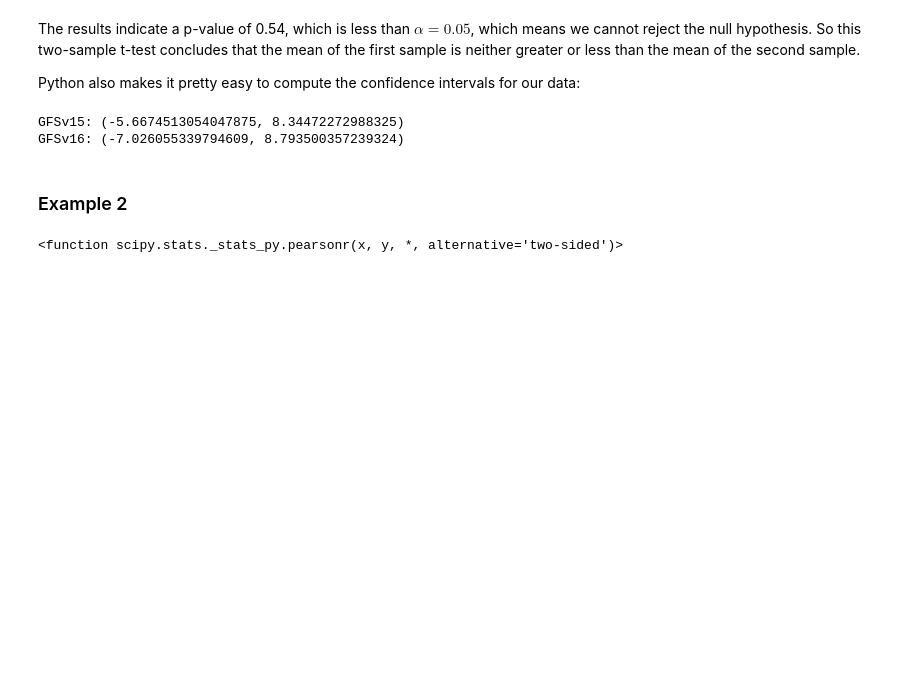
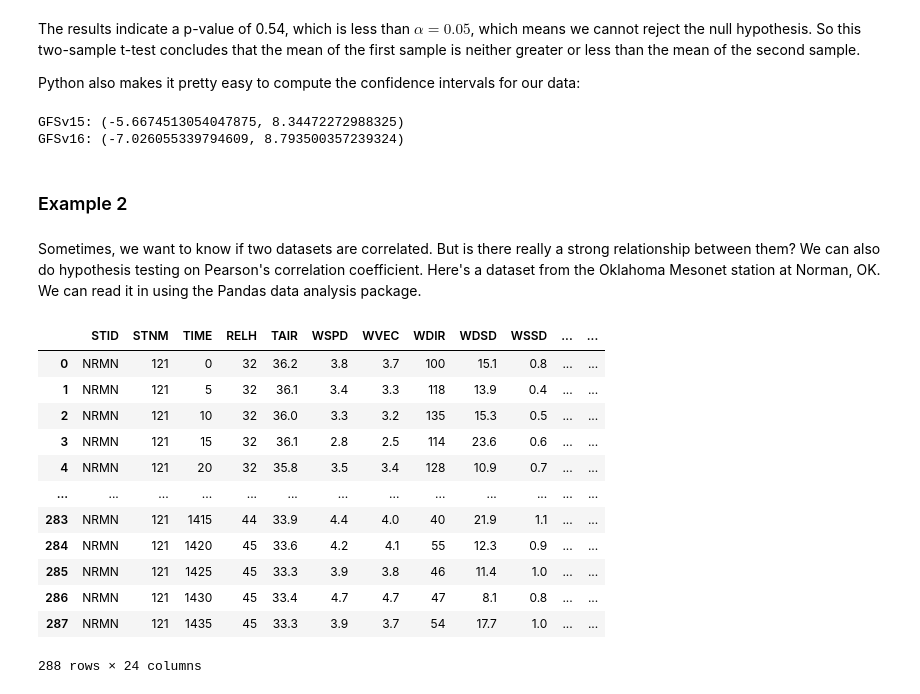
Before and after one commit to wblumberg/ESCI446, a Jupyter notebook: Bayesian_and_Frequentist/Frequentist.ipynb, the cells around one changed output. Saved outputs shown, nothing was run; the diff lists cells and outputs as text; code cells hidden in the pictures; blank space fills up the shorter version.

```diff
--- a/Bayesian_and_Frequentist/Frequentist.ipynb
+++ b/Bayesian_and_Frequentist/Frequentist.ipynb
@@ -100,7 +101,23 @@ GFSv15: (-5.6674513054047875, 8.34472272988325)
 GFSv16: (-7.026055339794609, 8.793500357239324)
 # %% [markdown]
 ### Example 2
+# %% [markdown]
+Sometimes, we want to know if two datasets are correlated.  But is there really a strong relationship between them?  We can also do hypothesis testing on Pearson's correlation coefficient.  Here's a dataset from the Oklahoma Mesonet station at Norman, OK.  We can read it in using the Pandas data analysis package.
 # %%
-stats.pearsonr()
+data = pd.read_csv('data/nrmn.mts', header=2, delim_whitespace=True)
-# %% [output]
-<function scipy.stats._stats_py.pearsonr(x, y, *, alternative='two-sided')>
+# %%
+data
+# %% [output]
+|  | STID | STNM | TIME | RELH | TAIR | WSPD | WVEC | WDIR | WDSD | WSSD | ... | ... |
+| 0 | NRMN | 121 | 0 | 32 | 36.2 | 3.8 | 3.7 | 100 | 15.1 | 0.8 | ... | ... |
+| 1 | NRMN | 121 | 5 | 32 | 36.1 | 3.4 | 3.3 | 118 | 13.9 | 0.4 | ... | ... |
+| 2 | NRMN | 121 | 10 | 32 | 36.0 | 3.3 | 3.2 | 135 | 15.3 | 0.5 | ... | ... |
+| 3 | NRMN | 121 | 15 | 32 | 36.1 | 2.8 | 2.5 | 114 | 23.6 | 0.6 | ... | ... |
+| 4 | NRMN | 121 | 20 | 32 | 35.8 | 3.5 | 3.4 | 128 | 10.9 | 0.7 | ... | ... |
+| ... | ... | ... | ... | ... | ... | ... | ... | ... | ... | ... | ... | ... |
+| 283 | NRMN | 121 | 1415 | 44 | 33.9 | 4.4 | 4.0 | 40 | 21.9 | 1.1 | ... | ... |
+| 284 | NRMN | 121 | 1420 | 45 | 33.6 | 4.2 | 4.1 | 55 | 12.3 | 0.9 | ... | ... |
+| 285 | NRMN | 121 | 1425 | 45 | 33.3 | 3.9 | 3.8 | 46 | 11.4 | 1.0 | ... | ... |
+| 286 | NRMN | 121 | 1430 | 45 | 33.4 | 4.7 | 4.7 | 47 | 8.1 | 0.8 | ... | ... |
+| 287 | NRMN | 121 | 1435 | 45 | 33.3 | 3.9 | 3.7 | 54 | 17.7 | 1.0 | ... | ... |
+288 rows × 24 columns
```
Also changed, not shown: parts of 10 cells of this notebook, 2 other files.
